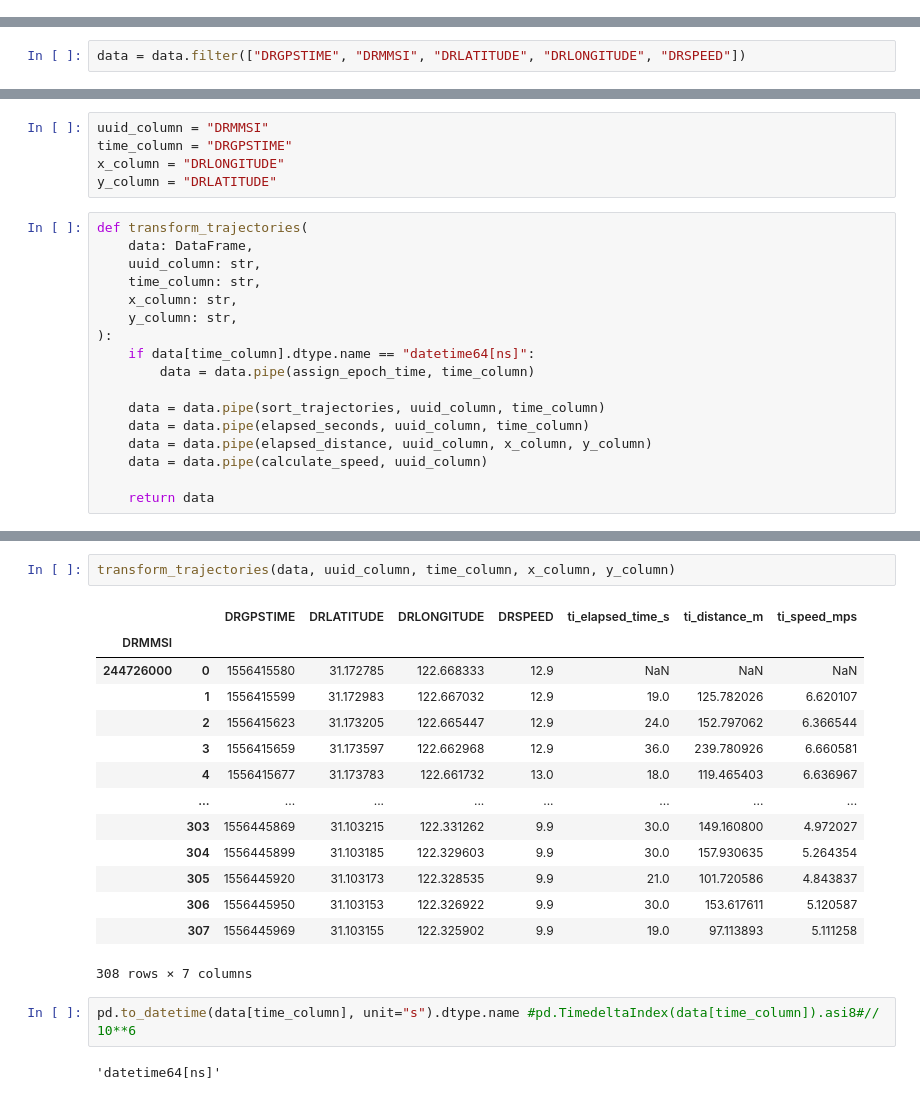
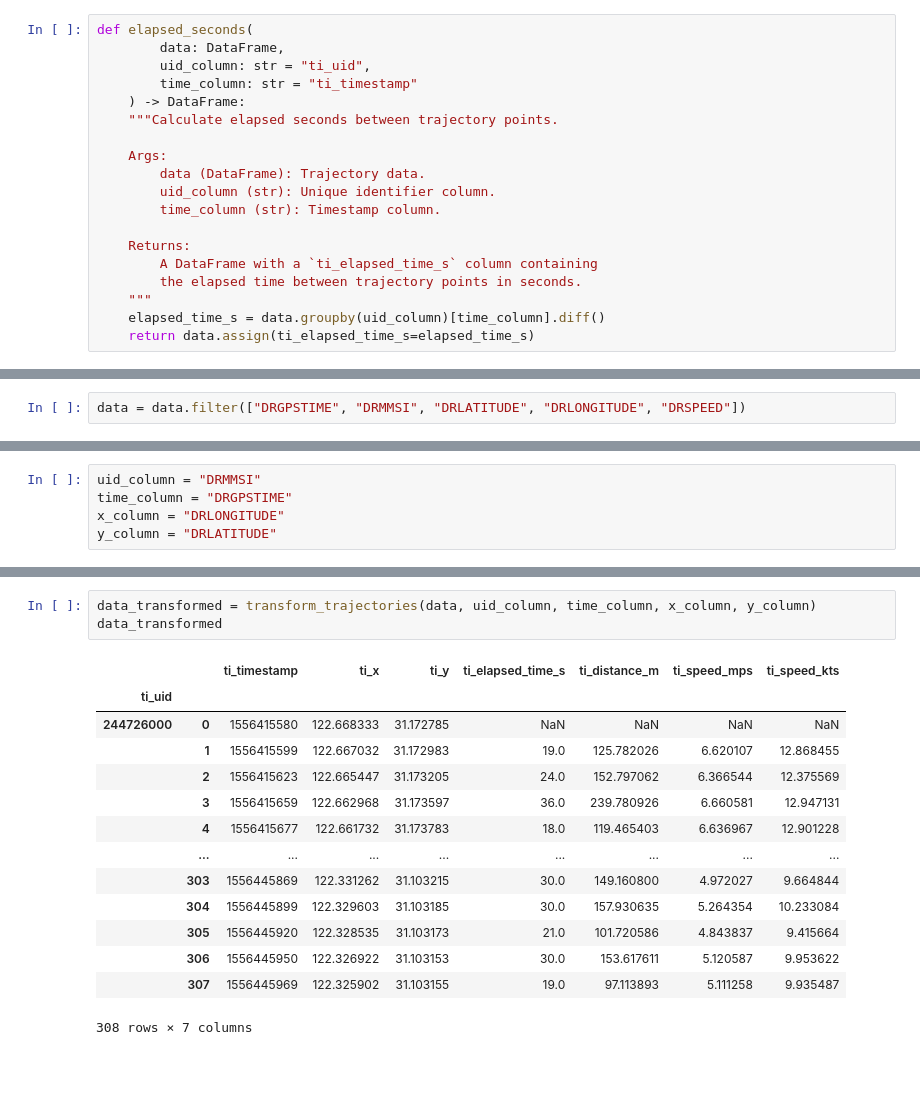
Before and after one commit to andyrids/mipo_trajectory, a Jupyter notebook: trackinsight.ipynb, the cells around one changed output, grey strips where cells are left out. Saved outputs shown, nothing was run; the diff lists cells and outputs as text; blank space fills up the shorter version.

Commit message:
chore: add transform trajectory logic to functions.

```diff
--- a/trackinsight.ipynb
+++ b/trackinsight.ipynb
@@ -20,0 +36,19 @@ def euclidean_distance(x: NDArray, y: NDArray) -> ArrayLike:
+# %%
+def elapsed_seconds(
+        data: DataFrame,
+        uid_column: str = "ti_uid",
+        time_column: str = "ti_timestamp"
+    ) -> DataFrame:
+    """Calculate elapsed seconds between trajectory points.
+
+    Args:
+        data (DataFrame): Trajectory data.
+        uid_column (str): Unique identifier column.
+        time_column (str): Timestamp column.
+
+    Returns:
+        A DataFrame with a `ti_elapsed_time_s` column containing
+        the elapsed time between trajectory points in seconds.
+    """
+    elapsed_time_s = data.groupby(uid_column)[time_column].diff()
+    return data.assign(ti_elapsed_time_s=elapsed_time_s)
@@ -122,22 +185,5 @@ def calculate_speed(
 # %%
-uuid_column = "DRMMSI"
+uid_column = "DRMMSI"
 time_column = "DRGPSTIME"
 x_column = "DRLONGITUDE"
 y_column = "DRLATITUDE"
-# %%
-def transform_trajectories(
-    data: DataFrame,
-    uuid_column: str,
-    time_column: str,
-    x_column: str,
-    y_column: str,
-):
-    if data[time_column].dtype.name == "datetime64[ns]":
-        data = data.pipe(assign_epoch_time, time_column)
-
-    data = data.pipe(sort_trajectories, uuid_column, time_column)
-    data = data.pipe(elapsed_seconds, uuid_column, time_column)
-    data = data.pipe(elapsed_distance, uuid_column, x_column, y_column)
-    data = data.pipe(calculate_speed, uuid_column)
-
-    return data
@@ -167,21 +190,18 @@ def transform_trajectories(
 # %%
-transform_trajectories(data, uuid_column, time_column, x_column, y_column)
+data_transformed = transform_trajectories(data, uid_column, time_column, x_column, y_column)
+data_transformed
 # %% [output]
-|  |  | DRGPSTIME | DRLATITUDE | DRLONGITUDE | DRSPEED | ti_elapsed_time_s | ti_distance_m | ti_speed_mps |
-| DRMMSI |  |  |  |  |  |  |  |  |
-| 244726000 | 0 | 1556415580 | 31.172785 | 122.668333 | 12.9 | NaN | NaN | NaN |
-|  | 1 | 1556415599 | 31.172983 | 122.667032 | 12.9 | 19.0 | 125.782026 | 6.620107 |
-|  | 2 | 1556415623 | 31.173205 | 122.665447 | 12.9 | 24.0 | 152.797062 | 6.366544 |
-|  | 3 | 1556415659 | 31.173597 | 122.662968 | 12.9 | 36.0 | 239.780926 | 6.660581 |
-|  | 4 | 1556415677 | 31.173783 | 122.661732 | 13.0 | 18.0 | 119.465403 | 6.636967 |
+|  |  | ti_timestamp | ti_x | ti_y | ti_elapsed_time_s | ti_distance_m | ti_speed_mps | ti_speed_kts |
+| ti_uid |  |  |  |  |  |  |  |  |
+| 244726000 | 0 | 1556415580 | 122.668333 | 31.172785 | NaN | NaN | NaN | NaN |
+|  | 1 | 1556415599 | 122.667032 | 31.172983 | 19.0 | 125.782026 | 6.620107 | 12.868455 |
+|  | 2 | 1556415623 | 122.665447 | 31.173205 | 24.0 | 152.797062 | 6.366544 | 12.375569 |
+|  | 3 | 1556415659 | 122.662968 | 31.173597 | 36.0 | 239.780926 | 6.660581 | 12.947131 |
+|  | 4 | 1556415677 | 122.661732 | 31.173783 | 18.0 | 119.465403 | 6.636967 | 12.901228 |
 |  | ... | ... | ... | ... | ... | ... | ... | ... |
-|  | 303 | 1556445869 | 31.103215 | 122.331262 | 9.9 | 30.0 | 149.160800 | 4.972027 |
-|  | 304 | 1556445899 | 31.103185 | 122.329603 | 9.9 | 30.0 | 157.930635 | 5.264354 |
-|  | 305 | 1556445920 | 31.103173 | 122.328535 | 9.9 | 21.0 | 101.720586 | 4.843837 |
-|  | 306 | 1556445950 | 31.103153 | 122.326922 | 9.9 | 30.0 | 153.617611 | 5.120587 |
-|  | 307 | 1556445969 | 31.103155 | 122.325902 | 9.9 | 19.0 | 97.113893 | 5.111258 |
+|  | 303 | 1556445869 | 122.331262 | 31.103215 | 30.0 | 149.160800 | 4.972027 | 9.664844 |
+|  | 304 | 1556445899 | 122.329603 | 31.103185 | 30.0 | 157.930635 | 5.264354 | 10.233084 |
+|  | 305 | 1556445920 | 122.328535 | 31.103173 | 21.0 | 101.720586 | 4.843837 | 9.415664 |
+|  | 306 | 1556445950 | 122.326922 | 31.103153 | 30.0 | 153.617611 | 5.120587 | 9.953622 |
+|  | 307 | 1556445969 | 122.325902 | 31.103155 | 19.0 | 97.113893 | 5.111258 | 9.935487 |
 308 rows × 7 columns
-# %%
-pd.to_datetime(data[time_column], unit="s").dtype.name #pd.TimedeltaIndex(data[time_column]).asi8#// 10**6
-# %% [output]
-'datetime64[ns]'
```
Also changed, not shown: parts of 31 cells of this notebook.
